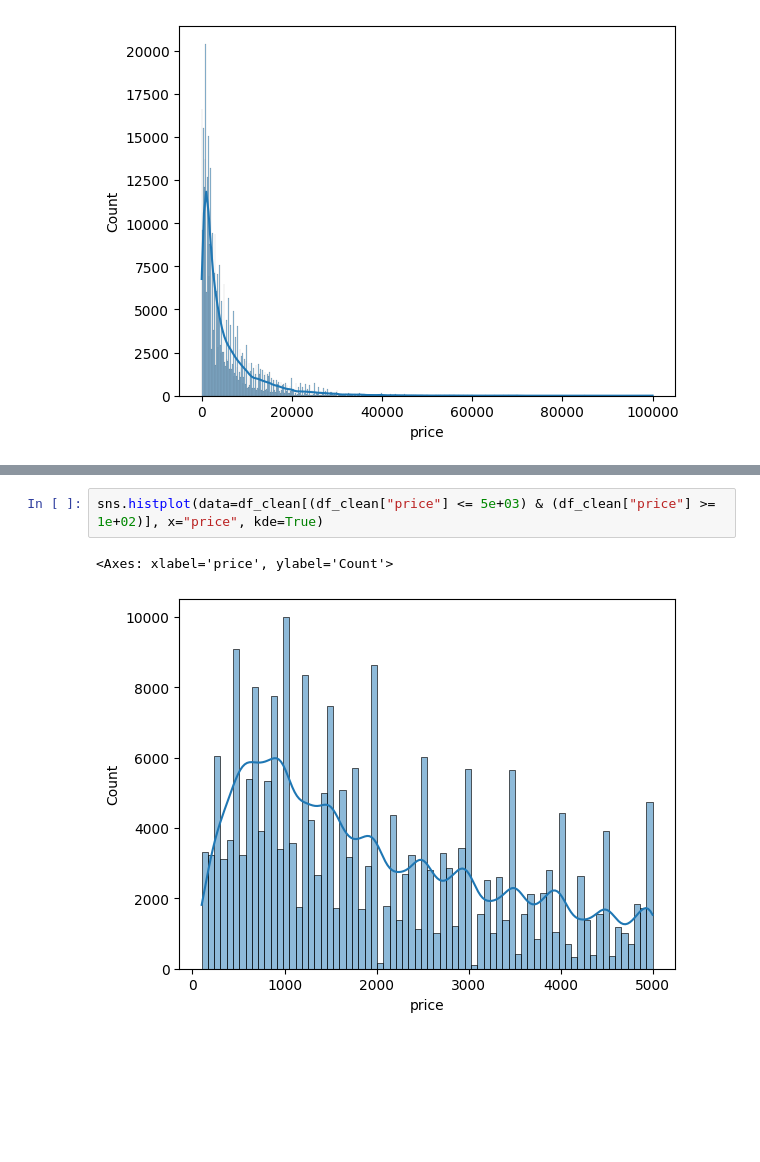
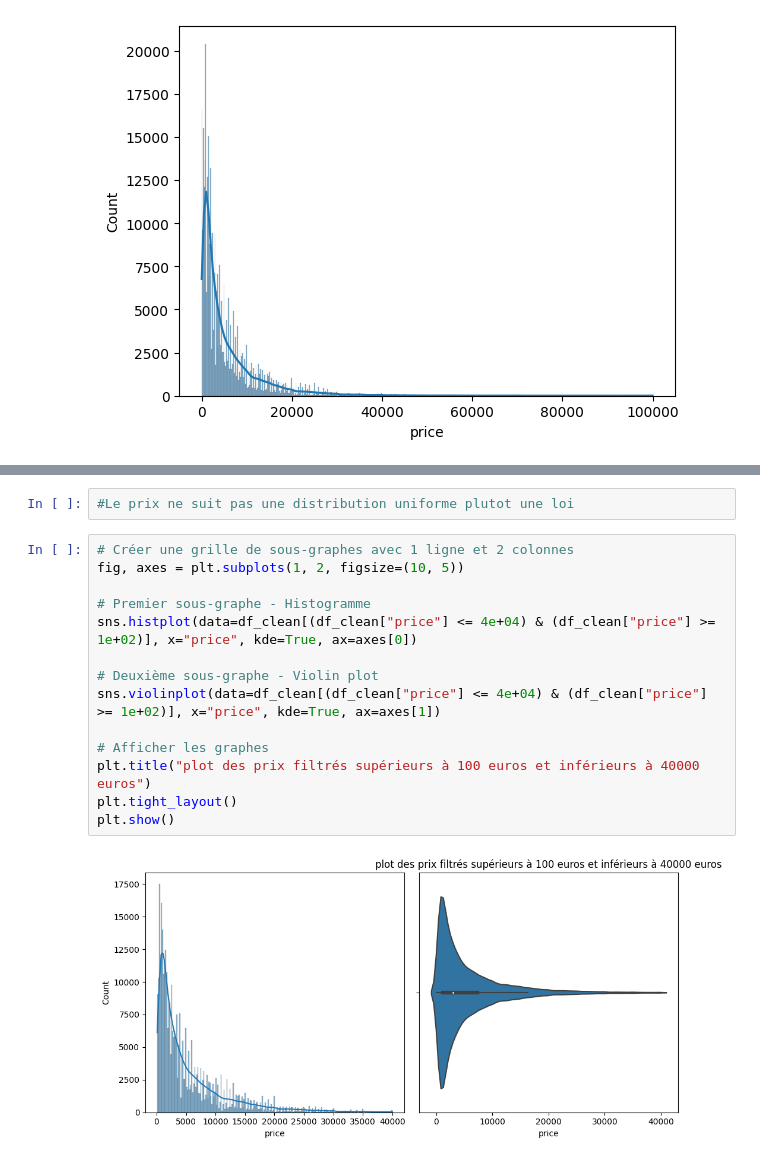
Before and after one commit to BaptisteLeroux/Deloitte, a Jupyter notebook: main.ipynb, the cells around one changed output, grey strips where cells are left out. Saved outputs shown, nothing was run; the diff lists cells and outputs as text; blank space fills up the shorter version.

Commit message:
Visualisation des data améliorée

```diff
--- a/main.ipynb
+++ b/main.ipynb
@@ -218,5 +216,18 @@ sns.histplot(data=df_clean[(df_clean["price"] <= 4e+04) & (df_clean["price"] >=
-# %%
-sns.histplot(data=df_clean[(df_clean["price"] <= 5e+03) & (df_clean["price"] >= 1e+02)], x="price", kde=True)
-# %% [output]
-<Axes: xlabel='price', ylabel='Count'>
-[figure, removed]
+# %%
+#Le prix ne suit pas une distribution uniforme plutot une loi
+# %%
+# Créer une grille de sous-graphes avec 1 ligne et 2 colonnes
+fig, axes = plt.subplots(1, 2, figsize=(10, 5))
+
+# Premier sous-graphe - Histogramme
+sns.histplot(data=df_clean[(df_clean["price"] <= 4e+04) & (df_clean["price"] >= 1e+02)], x="price", kde=True, ax=axes[0])
+
+# Deuxième sous-graphe - Violin plot
+sns.violinplot(data=df_clean[(df_clean["price"] <= 4e+04) & (df_clean["price"] >= 1e+02)], x="price", kde=True, ax=axes[1])
+
+# Afficher les graphes
+plt.title("plot des prix filtrés supérieurs à 100 euros et inférieurs à 40000 euros")
+plt.tight_layout()
+plt.show()
+# %% [output]
+[figure, added]
```
Also changed, not shown: parts of 28 cells of this notebook.
